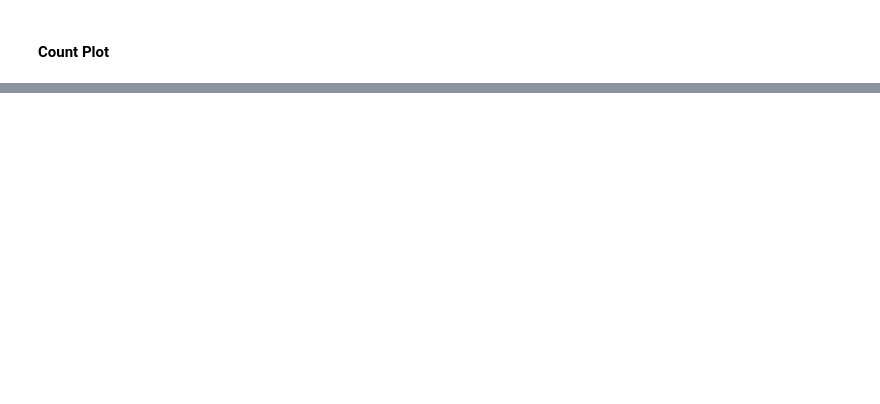
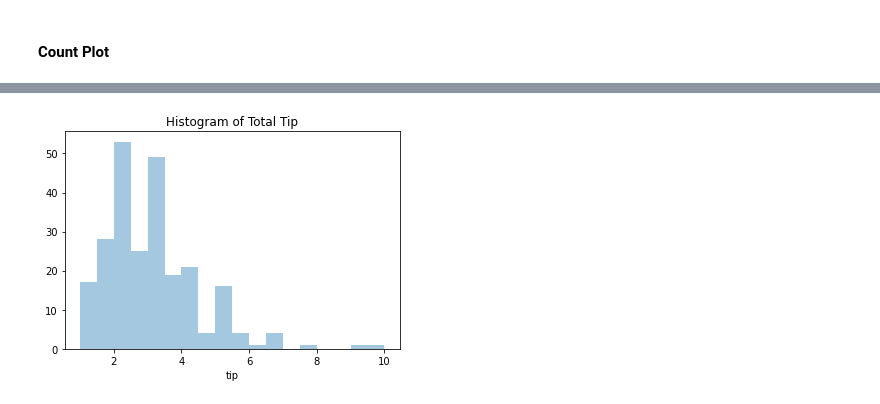
Before and after one commit to Gokulvasan-V/Coursera_practice, a Jupyter notebook: Understanding_and_Visualizing_Data_with_Python.ipynb, the cells around one changed output, grey strips where cells are left out. Saved outputs shown, nothing was run; the diff lists cells and outputs as text; code cells hidden in the pictures; blank space fills up the shorter version.

```diff
--- a/Understanding_and_Visualizing_Data_with_Python.ipynb
+++ b/Understanding_and_Visualizing_Data_with_Python.ipynb
@@ -639,0 +698,6 @@ plt.show()
+# %%
+# Plot a histogram of the Tips only
+sns.distplot(tips_data["tip"], kde = False).set_title("Histogram of Total Tip")
+plt.show()
+# %% [output]
+[figure, added]
```
Also changed, not shown: parts of 29 cells of this notebook.
